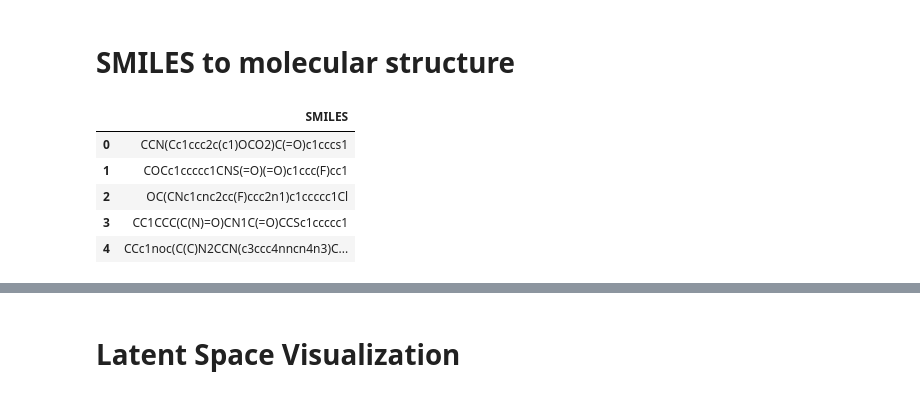
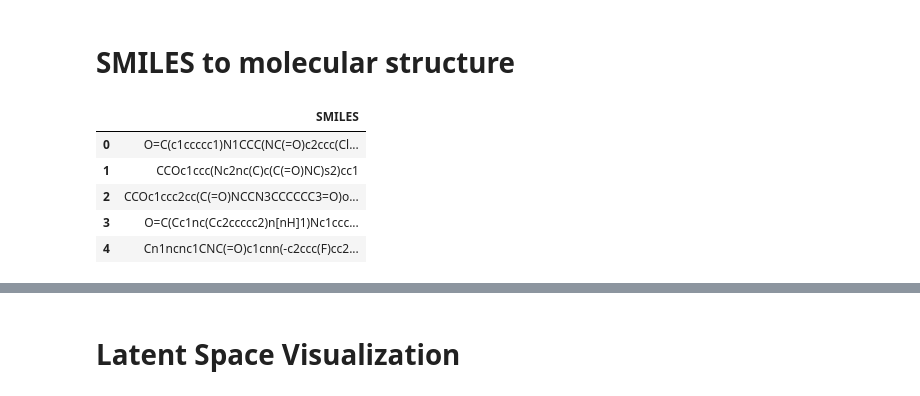
Before and after one commit to sunghwanism/NewMoses, a Jupyter notebook: notebooks/emb_visualization_ws.ipynb, the cells around one changed output, grey strips where cells are left out. Saved outputs shown, nothing was run; the diff lists cells and outputs as text; code cells hidden in the pictures.

```diff
--- a/notebooks/emb_visualization_ws.ipynb
+++ b/notebooks/emb_visualization_ws.ipynb
@@ -7,15 +7,16 @@ from rdkit.Chem import PandasTools
 # %% [markdown]
 # SMILES to molecular structure
 # %%
-smiles = pd.read_csv('../checkpoints/ZINC_vae_done/vae_generated.csv')
+#smiles = pd.read_csv('../checkpoints/ZINC_vae_done/vae_generated.csv')
+smiles = pd.read_csv('../../NewMoses_results/ZINC_vae_20240515/vae_generated.csv')
 smiles.head()
 # %% [output]
 |  | SMILES |
-| 0 | CCN(Cc1ccc2c(c1)OCO2)C(=O)c1cccs1 |
-| 1 | COCc1ccccc1CNS(=O)(=O)c1ccc(F)cc1 |
-| 2 | OC(CNc1cnc2cc(F)ccc2n1)c1ccccc1Cl |
-| 3 | CC1CCC(C(N)=O)CN1C(=O)CCSc1ccccc1 |
-| 4 | CCc1noc(C(C)N2CCN(c3ccc4nncn4n3)C... |
+| 0 | O=C(c1ccccc1)N1CCC(NC(=O)c2ccc(Cl... |
+| 1 | CCOc1ccc(Nc2nc(C)c(C(=O)NC)s2)cc1 |
+| 2 | CCOc1ccc2cc(C(=O)NCCN3CCCCCC3=O)o... |
+| 3 | O=C(Cc1nc(Cc2ccccc2)n[nH]1)Nc1ccc... |
+| 4 | Cn1ncnc1CNC(=O)c1cnn(-c2ccc(F)cc2... |
 # %%
 smiles['ROMol'] = smiles['SMILES'].apply(Chem.MolFromSmiles)
 # %% [output]
```
Also changed, not shown: parts of 16 cells of this notebook.
